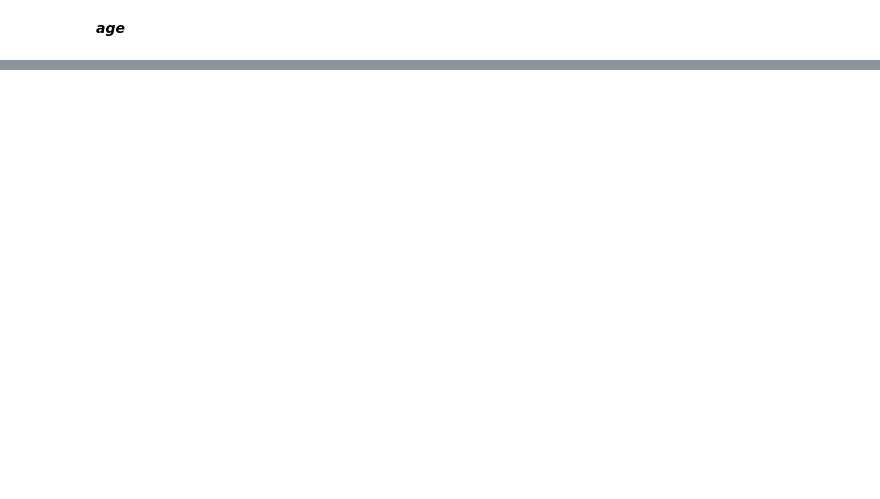
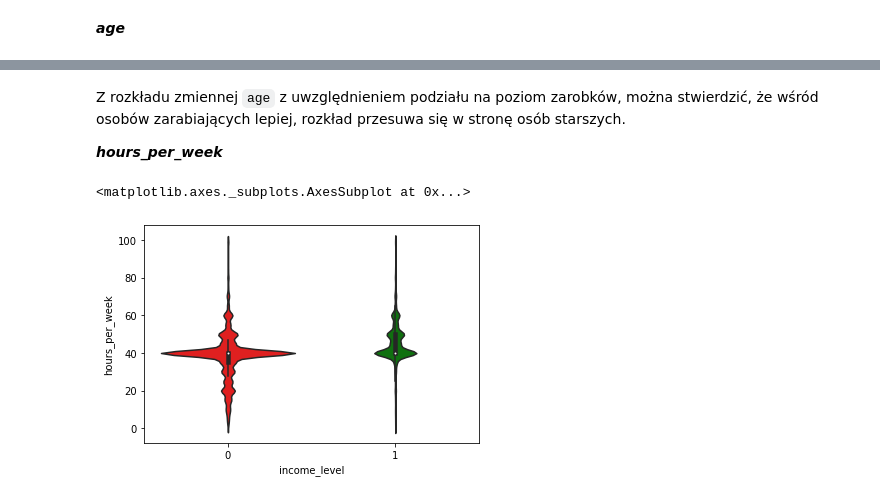
Before and after one commit to malwina0/2022L-ML, a Jupyter notebook: Project1/Projekt1_JakubPiwko_MalwinaWojewoda.ipynb, the cells around one changed output, grey strips where cells are left out. Saved outputs shown, nothing was run; the diff lists cells and outputs as text; code cells hidden in the pictures; blank space fills up the shorter version.

```diff
--- a/Project1/Projekt1_JakubPiwko_MalwinaWojewoda.ipynb
+++ b/Project1/Projekt1_JakubPiwko_MalwinaWojewoda.ipynb
@@ -123,0 +206,9 @@ plt.show()
+# %% [markdown]
+Z rozkładu zmiennej `age` z uwzględnieniem podziału na poziom zarobków, można stwierdzić, że wśród osobów zarabiających lepiej, rozkład przesuwa się w stronę osób starszych.
+
+***hours_per_week***
+# %%
+sns.violinplot(y = census_df['hours_per_week'], x = census_df['income_level'], palette = ['red', 'green'], scale = "count")
+# %% [output]
+<matplotlib.axes._subplots.AxesSubplot at 0x...>
+[figure, added]
```
Also changed, not shown: parts of 30 cells of this notebook.
